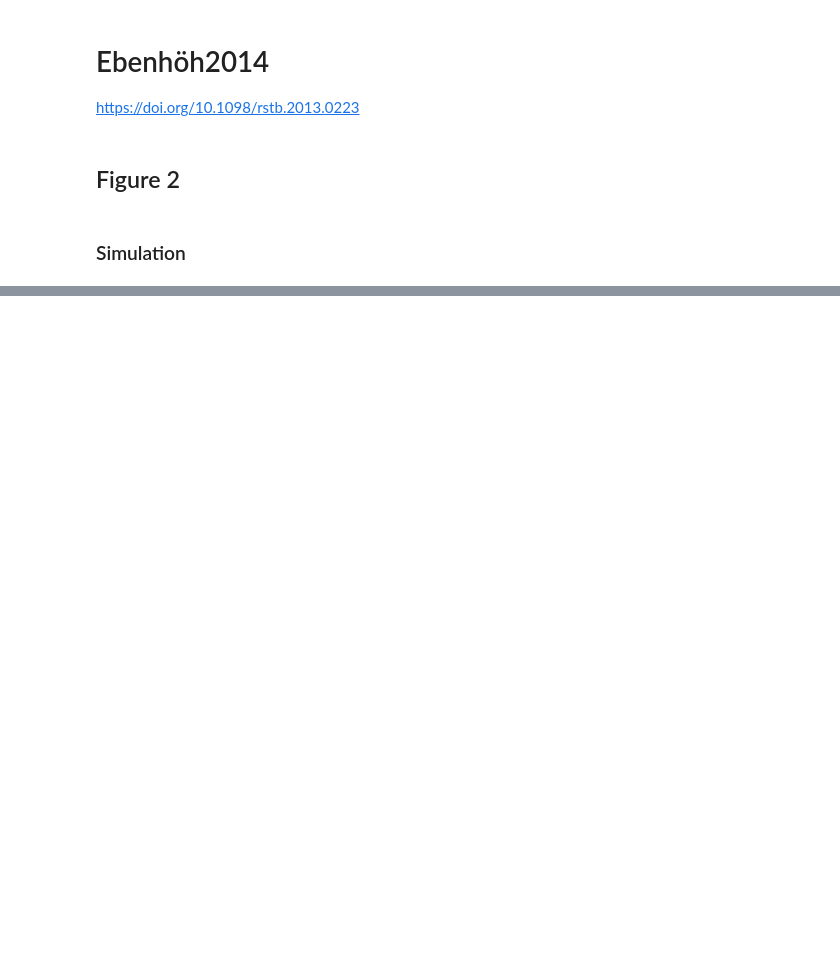
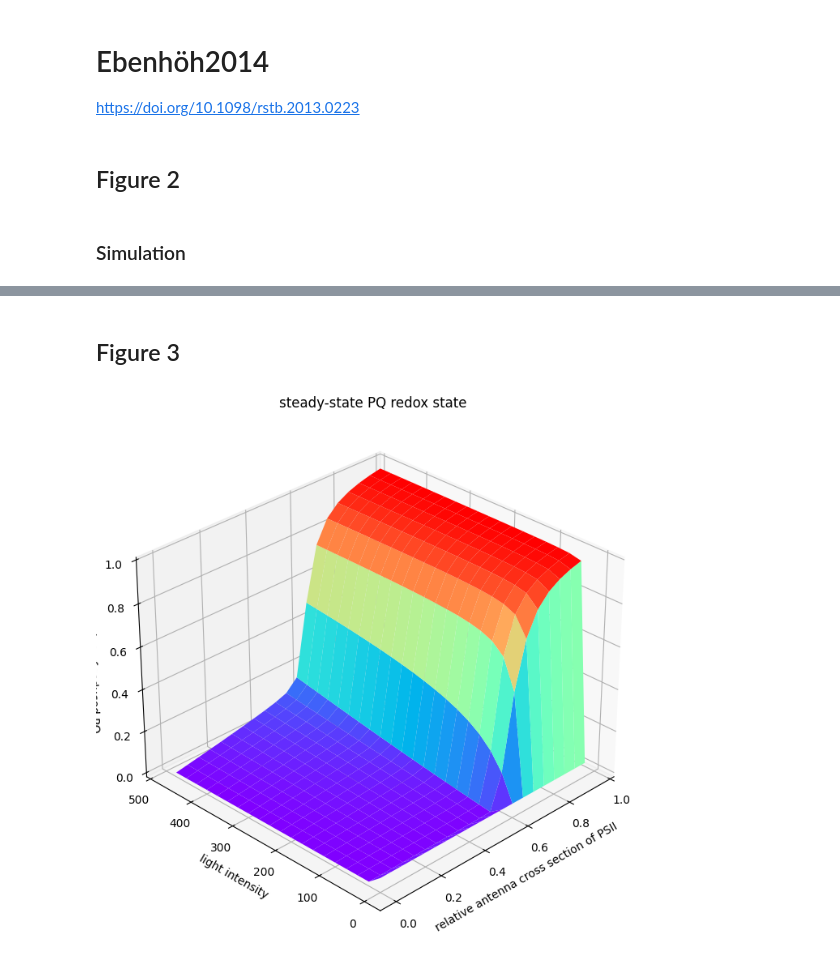
Before and after one commit to Computational-Biology-Aachen/mxl-models, a Jupyter notebook: docs/ebenhoeh2014.ipynb, the cells around one changed output, grey strips where cells are left out. Cells and saved outputs as stored; diff of their text form; code cells hidden in the pictures; blank space fills up the shorter version.

```diff
--- a/docs/ebenhoeh2014.ipynb
+++ b/docs/ebenhoeh2014.ipynb
@@ -304,0 +96,48 @@ plt.show()
+# %% [markdown]
+## Figure 3
+# %%
+m = get_ebenhoeh2014()
+
+m.add_parameter(
+    name="steady_cross_section",
+    value=1.0
+)
+
+m.update_derived(
+    name="PSII_cross_section",
+    fn=constant,
+    args=["steady_cross_section"]
+)
+
+res_fig3 = scan.steady_state(
+    model=m,
+    to_scan=cartesian_product({
+        "steady_cross_section": np.arange(0, 1, 0.2/4),
+        "PPFD": np.arange(0, 500, 100/4)
+    }),
+    integrator=bdf_integrator
+).combined
+
+res_fig3 = res_fig3["Plastoquinone (reduced)"] / m.get_parameter_values()["PQ_tot"]
+# %%
+grid_df = res_fig3.unstack()
+
+X, Y = np.meshgrid(grid_df.index, grid_df.columns, indexing="ij")
+Z = grid_df.values
+
+fig = plt.figure(figsize=(10, 7))
+ax = fig.add_subplot(111, projection="3d")
+
+surf = ax.plot_surface(X, Y, Z, cmap="rainbow", edgecolor="none")
+ax.view_init(elev=30, azim=45)
+ax.invert_xaxis()
+ax.invert_yaxis()
+
+ax.set_xlabel("relative antenna cross section of PSII")
+ax.set_ylabel("light intensity")
+ax.set_zlabel("fraction of reduced PQ")
+ax.set_title("steady-state PQ redox state")
+
+plt.tight_layout()
+# %% [output]
+[figure, added]
```
Also changed, not shown: parts of 10 cells of this notebook.
